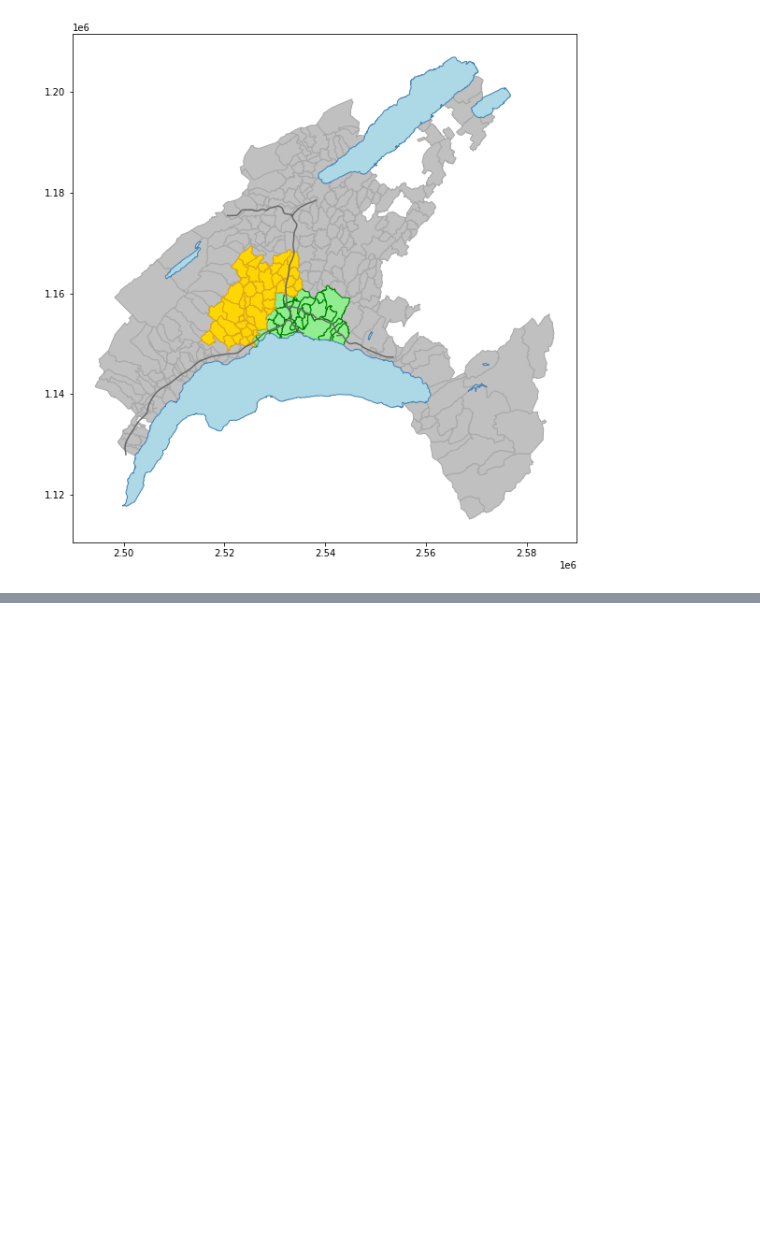
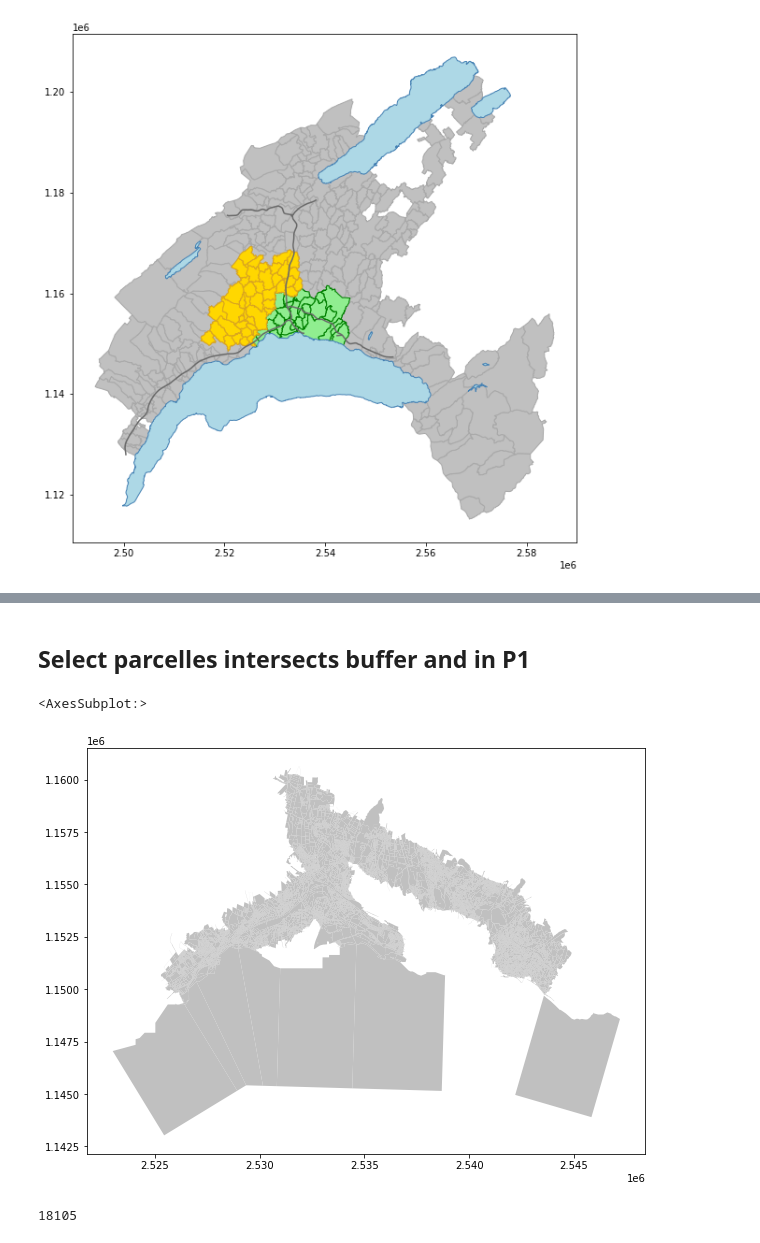
Before and after one commit to gowitz/goulet, a Jupyter notebook: notebook/goulet.ipynb, the cells around one changed output, grey strips where cells are left out. Cells and saved outputs as stored; diff of their text form; code cells hidden in the pictures; blank space fills up the shorter version.

```diff
--- a/notebook/goulet.ipynb
+++ b/notebook/goulet.ipynb
@@ -114,0 +160,13 @@ highways.plot(ax=ax, facecolor='none', edgecolor='dimgrey')
+# %% [markdown]
+## Select parcelles intersects buffer and in P1 ##
+# %%
+parcelles_intersected_p1 = parcelles_intersected[parcelles_intersected.intersects(p1)]
+# %%
+parcelles_intersected_p1.plot(figsize=(10,10), facecolor='silver')
+# %% [output]
+<AxesSubplot:>
+[figure, added]
+# %%
+len(parcelles_intersected_p1)
+# %% [output]
+18105
```
Also changed, not shown: parts of 16 cells of this notebook.
